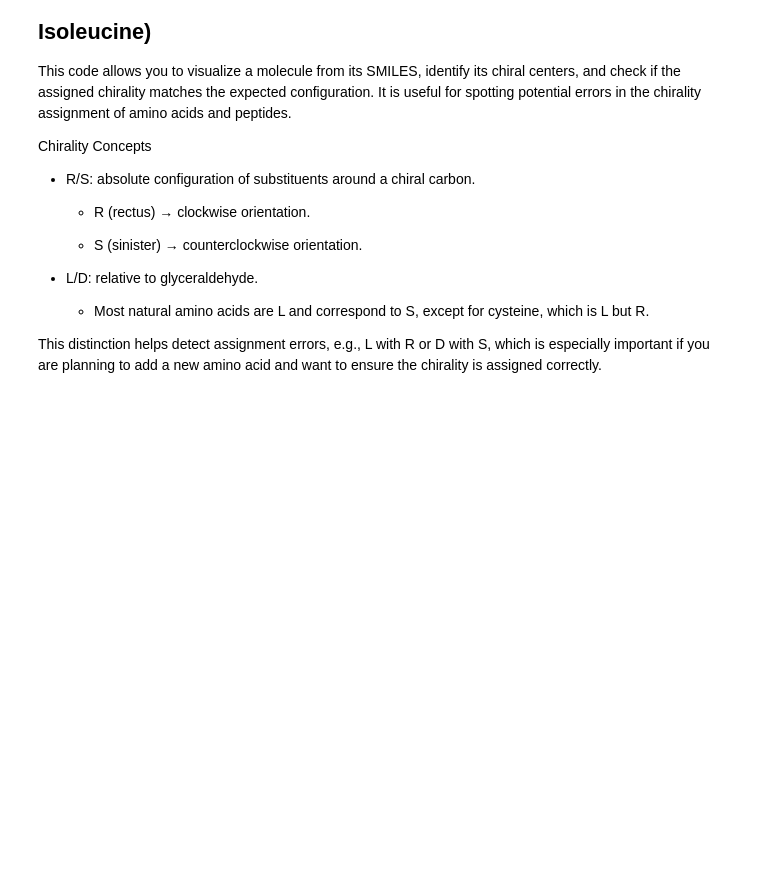
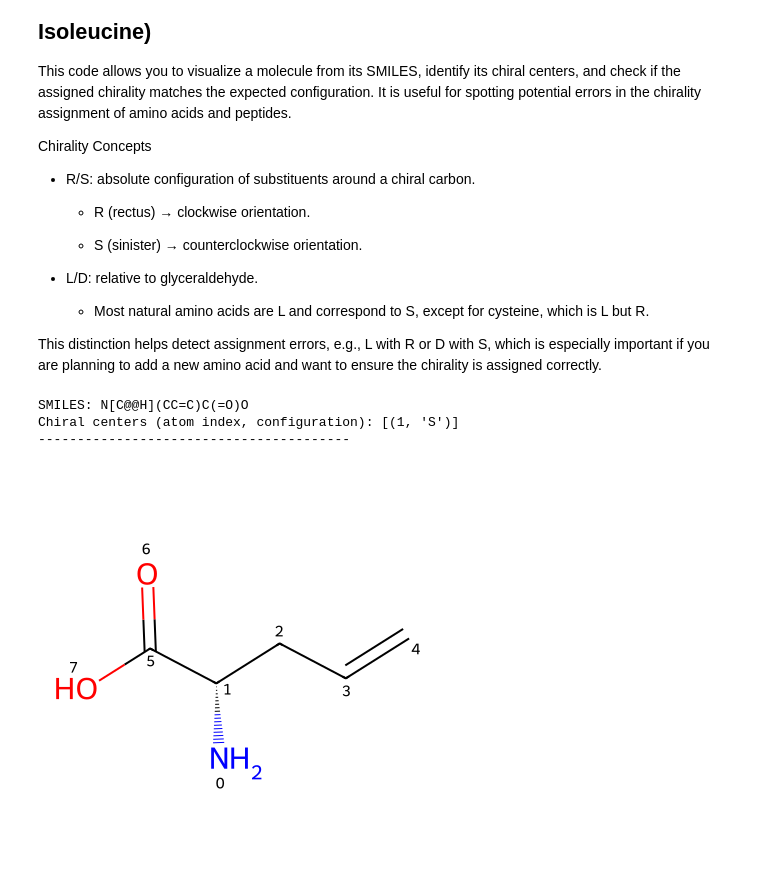
Before and after one commit to BilodeauGroup/PepFoundry, a Jupyter notebook: examples_CHUCKLES.ipynb, the cells around one changed output. Saved outputs shown, nothing was run; the diff lists cells and outputs as text; code cells hidden in the pictures; blank space fills up the shorter version.

```diff
--- a/examples_CHUCKLES.ipynb
+++ b/examples_CHUCKLES.ipynb
@@ -38,31 +68,36 @@ from PIL import Image
 from io import BytesIO
 from IPython.display import display
 
 # Define the SMILES of the molecule (example: isoleucine with defined chirality)
-smiles = '[NH2:1][C@@H]([C@@H](C)(CC))C(=O)O'
+smiles = 'N[C@@H](CC=C)C(=O)O'
 
 # Create an RDKit molecule object from the SMILES
 mol = Chem.MolFromSmiles(smiles)
 
 # Detect chiral centers in the molecule
 # includeUnassigned=True also includes chiral carbons without assigned configuration
 chiral_centers = Chem.FindMolChiralCenters(mol, includeUnassigned=True)
 
 # Display the original SMILES
 print(f"SMILES: {smiles}")
 
 # Display the detected chiral centers
 if chiral_centers:
     print("Chiral centers (atom index, configuration):", chiral_centers)
 else:
     print("No chiral centers found.")
 
 print("-"*40)
 
 drawer = Draw.MolDraw2DCairo(400, 400)
 drawer.drawOptions().addAtomIndices = True
 drawer.DrawMolecule(mol)
 drawer.FinishDrawing()
 png_data = drawer.GetDrawingText()
 img = Image.open(BytesIO(png_data))
 display(img)
+# %% [output]
+SMILES: N[C@@H](CC=C)C(=O)O
+Chiral centers (atom index, configuration): [(1, 'S')]
+----------------------------------------
+[figure, added]
```
Also changed, not shown: parts of 3 cells of this notebook, 1 other file.
